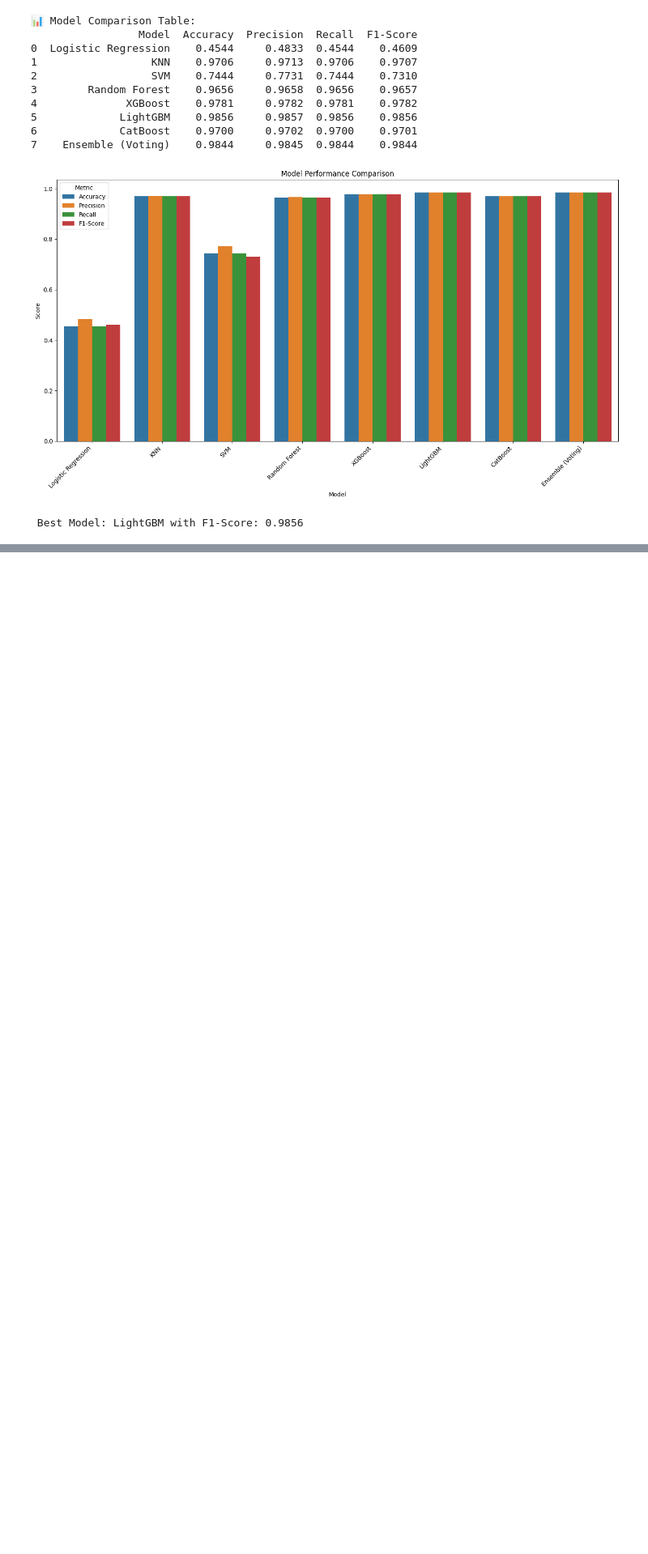
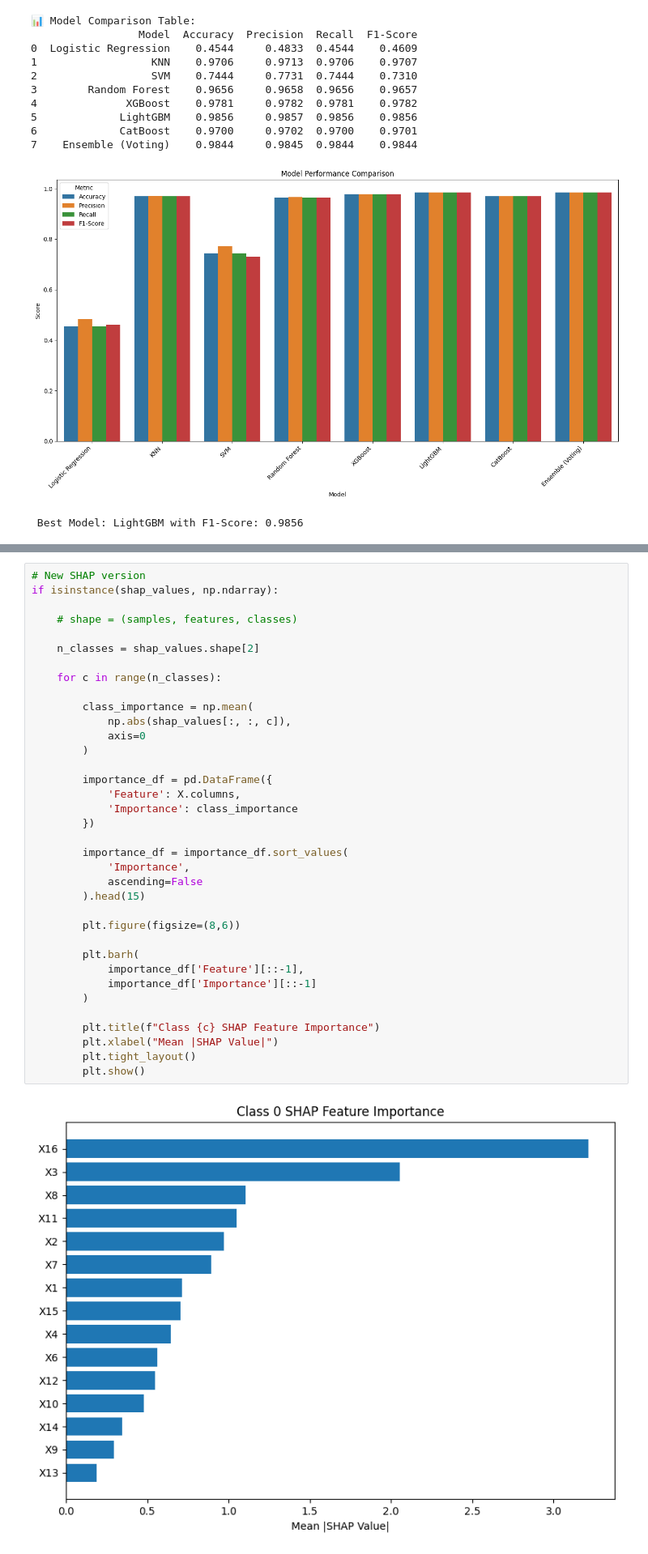
Before and after one commit to proshenjitbarua06-dot/skill-morph, a Jupyter notebook: Ensemble_and_Comparative_Analysis_of_Machine_Learning_Models_for_Multi_Class_Epileptic_Seizure_Detection_Using_16_Channel_EEG_Signals.ipynb, the cells around one changed output, grey strips where cells are left out. Shown at 81% size. Drawn from its saved outputs; the diff is of its cells as text; blank space fills up the shorter version.

```diff
--- a/Ensemble_and_Comparative_Analysis_of_Machine_Learning_Models_for_Multi_Class_Epileptic_Seizure_Detection_Using_16_Channel_EEG_Signals.ipynb
+++ b/Ensemble_and_Comparative_Analysis_of_Machine_Learning_Models_for_Multi_Class_Epileptic_Seizure_Detection_Using_16_Channel_EEG_Signals.ipynb
@@ -295,0 +616,38 @@ print(f"\n Best Model: {best_model['Model']} with F1-Score: {best_model['F1-Scor
+# %%
+# New SHAP version
+if isinstance(shap_values, np.ndarray):
+
+    # shape = (samples, features, classes)
+
+    n_classes = shap_values.shape[2]
+
+    for c in range(n_classes):
+
+        class_importance = np.mean(
+            np.abs(shap_values[:, :, c]),
+            axis=0
+        )
+
+        importance_df = pd.DataFrame({
+            'Feature': X.columns,
+            'Importance': class_importance
+        })
+
+        importance_df = importance_df.sort_values(
+            'Importance',
+            ascending=False
+        ).head(15)
+
+        plt.figure(figsize=(8,6))
+
+        plt.barh(
+            importance_df['Feature'][::-1],
+            importance_df['Importance'][::-1]
+        )
+
+        plt.title(f"Class {c} SHAP Feature Importance")
+        plt.xlabel("Mean |SHAP Value|")
+        plt.tight_layout()
+        plt.show()
+# %% [output]
+[figure, added]
```
Also changed, not shown: parts of 14 cells of this notebook.
